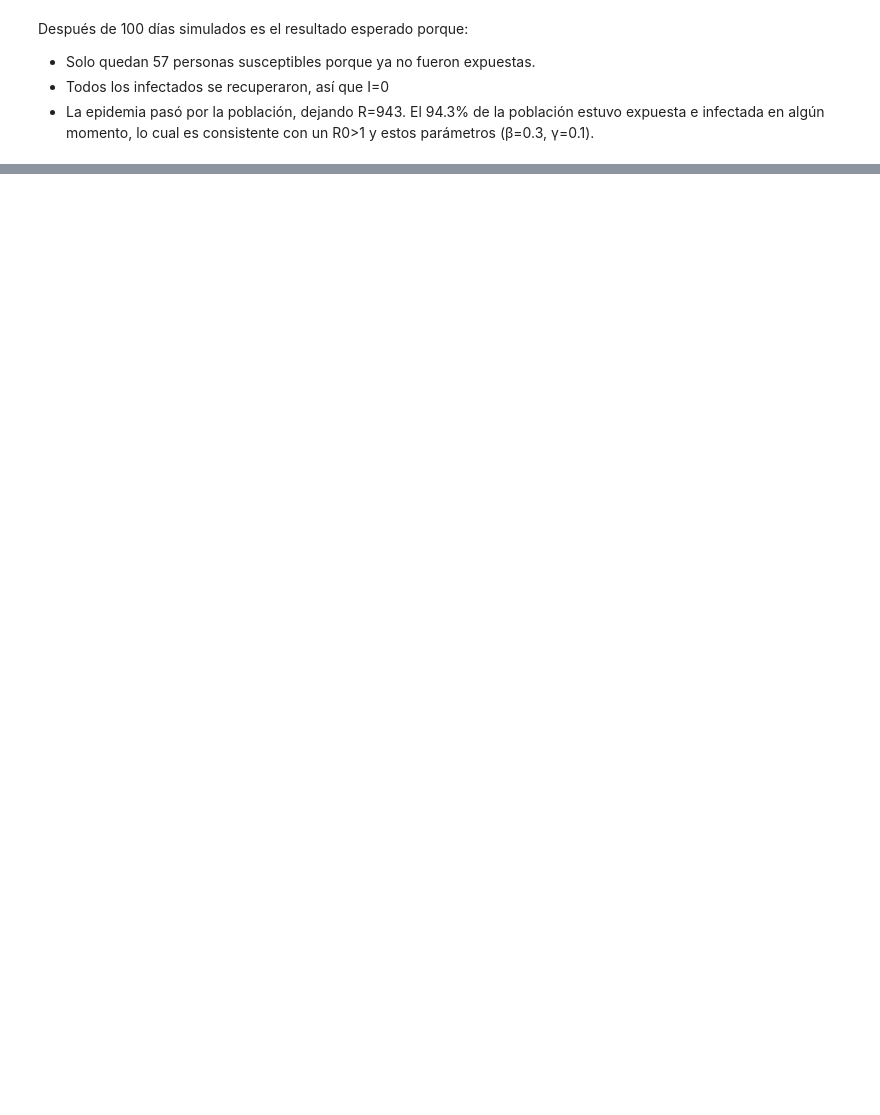
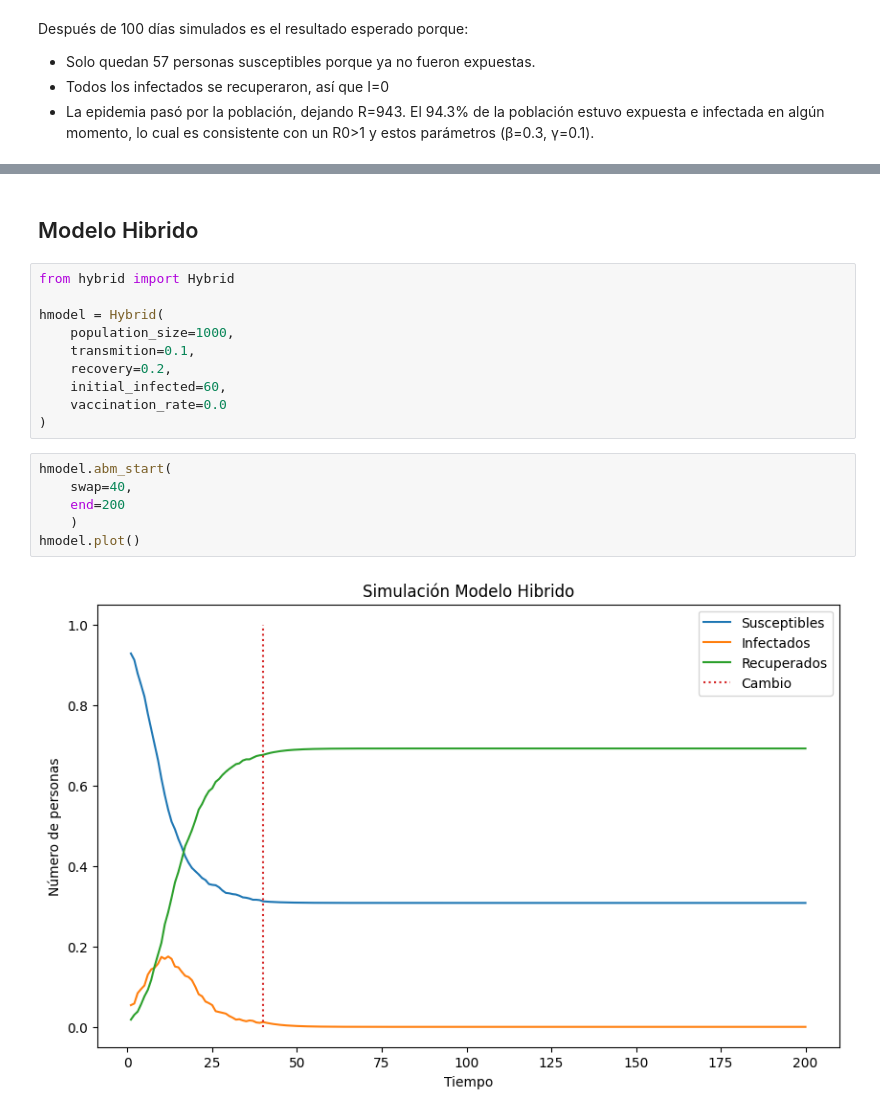
Before and after one commit to Sofiamishel2003/Hoja-de-Trabajo-1, a Jupyter notebook: notebook.ipynb, the cells around one changed output, grey strips where cells are left out. Saved outputs shown, nothing was run; the diff lists cells and outputs as text; blank space fills up the shorter version.

```diff
--- a/notebook.ipynb
+++ b/notebook.ipynb
@@ -119,0 +115,20 @@ abm.plot()           # Gráfica de resultados
+# %% [markdown]
+## Modelo Hibrido
+# %%
+from hybrid import Hybrid
+
+hmodel = Hybrid(
+    population_size=1000,
+    transmition=0.1,
+    recovery=0.2,
+    initial_infected=60,
+    vaccination_rate=0.0
+)
+# %%
+hmodel.abm_start(
+    swap=40,
+    end=200
+    )
+hmodel.plot()
+# %% [output]
+[figure, added]
```
Also changed, not shown: parts of 7 cells of this notebook, 3 other files.
